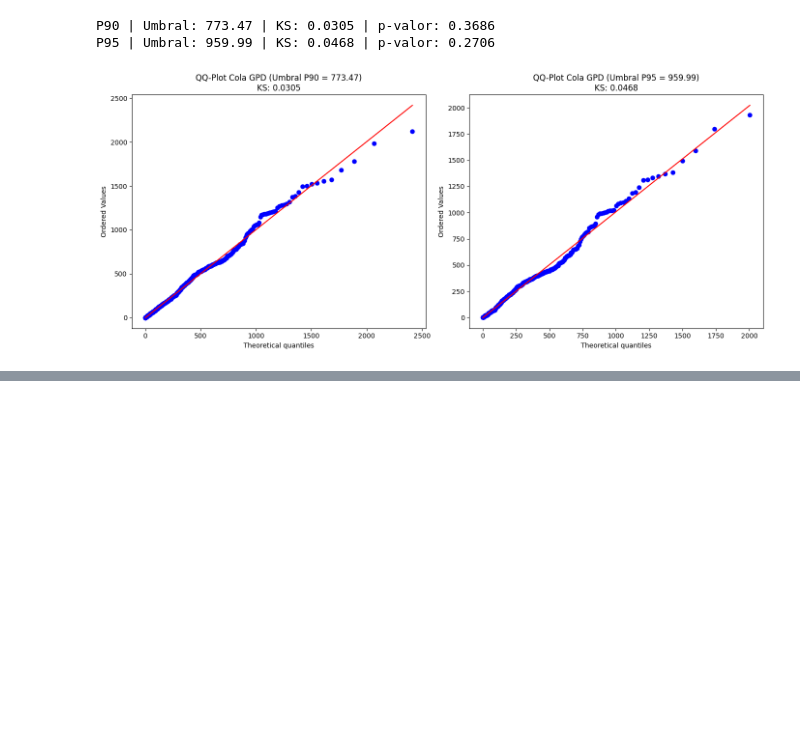
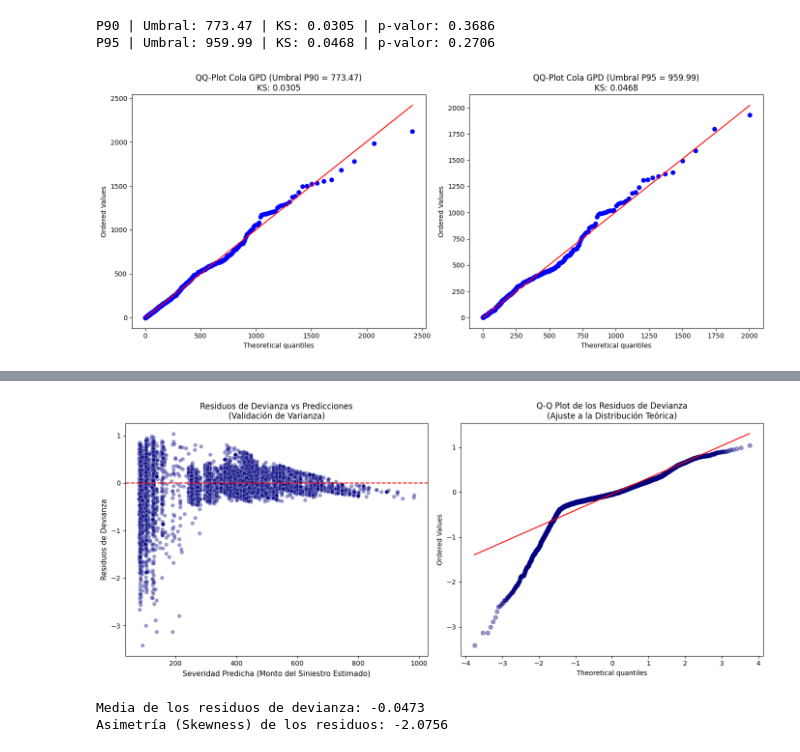
Before and after one commit to diegooperezz/actuarial-bnn-reserving, a Jupyter notebook: notebooks/04_modelado_severidad.ipynb, the cells around one changed output, grey strips where cells are left out. Drawn from its saved outputs; the diff is of its cells as text; code cells hidden in the pictures; blank space fills up the shorter version.

Commit message:
Modelado cuerpo y cola severidad en v1

```diff
--- a/notebooks/04_modelado_severidad.ipynb
+++ b/notebooks/04_modelado_severidad.ipynb
@@ -43,7 +61,7 @@ Las columnas del conjunto de datos son:
 Como hemos dicho lo primero que debemos hacer es obtener un modelo que nos permita obtener predicciones sobre la severidad de los clientes. Para ello, lo habitual en la industria aseguradora es el udso de GLM gracias a su alta interpretabilidad. En la fase 1 de Exploración y Limpieza de Datos hicimos algunas indagaciones sobre que distibución se ajustaba mejor a nuestra variable objetivo:
 # %%
 # --- Extracción de la Variable Objetivo ---
-y_target = df_og[['Customer', 'Total Claim Amount']].copy()
+y_target = df_all_target[['Customer', 'Total Claim Amount']].copy()
 y_values = y_target['Total Claim Amount'].values
 
 # --- Ajuste de Distibuciones --- #
@@ -306,0 +328,12 @@ P95 | Umbral: 959.99 | KS: 0.0468 | p-valor: 0.2706
+# %%
+# Creamos el df de cola y de cuerpo
+df_cuerpo_all = df_all_target[df_all_target['Total Claim Amount'] <= p90]
+df_cola_all = df_all_target[df_all_target['Total Claim Amount'] > p90 ]
+
+y_cuerpo = df_cuerpo_all['Total Claim Amount'].values
+y_cola = df_cola_all['Total Claim Amount'].values
+
+X_cuerpo = df_cuerpo_all.copy().drop(columns = ['Customer', 'Total Claim Amount', 'Cluster_Final', 'Atipicidad'])
+X_cola = df_cola_all.copy().drop(columns = ['Customer', 'Total Claim Amount', 'Cluster_Final', 'Atipicidad'])
+print(f'UMBRAL DE CUERPO P90 = {p90}')
+print(f'Nº de registros en el cuerpo: {X_cuerpo.shape[0]}   |   Nº de registros en la cola: {X_cola.shape[0]}')
@@ -325,0 +564,37 @@ lo que hace al modelo directamente utilizable para tarificación y reservas.
+# %%
+# 1. Extraer las predicciones (medias estimadas) y los residuos de devianza
+predicciones = final_model.mu
+residuos_devianza = final_model.resid_deviance
+
+# 2. Configurar el lienzo de los gráficos
+fig, axes = plt.subplots(1, 2, figsize=(14, 6))
+
+# --- GRÁFICO A: Residuos vs Predicciones (Homocedasticidad) ---
+sns.scatterplot(x=predicciones, y=residuos_devianza, alpha=0.4, ax=axes[0], color='navy')
+axes[0].axhline(0, color='red', linestyle='--')
+axes[0].set_title('Residuos de Devianza vs Predicciones\n(Validación de Varianza)', fontsize=12)
+axes[0].set_xlabel('Severidad Predicha (Monto del Siniestro Estimado)', fontsize=11)
+axes[0].set_ylabel('Residuos de Devianza', fontsize=11)
+
+
+
+# --- GRÁFICO B: Q-Q Plot (Normalidad de Residuos) ---
+probplot(residuos_devianza, dist="norm", plot=axes[1])
+# Ajustes estéticos para que se vea profesional
+axes[1].get_lines()[0].set_marker('o')
+axes[1].get_lines()[0].set_markerfacecolor('navy')
+axes[1].get_lines()[0].set_markeredgecolor('navy')
+axes[1].get_lines()[0].set_alpha(0.4)
+axes[1].get_lines()[1].set_color('red')
+axes[1].set_title('Q-Q Plot de los Residuos de Devianza\n(Ajuste a la Distribución Teórica)', fontsize=12)
+
+plt.tight_layout()
+plt.show()
+
+# 3. Métricas clave de los residuos
+print(f"Media de los residuos de devianza: {np.mean(residuos_devianza):.4f}")
+print(f"Asimetría (Skewness) de los residuos: {pd.Series(residuos_devianza).skew():.4f}")
+# %% [output]
+[figure, added]
+Media de los residuos de devianza: -0.0473
+Asimetría (Skewness) de los residuos: -2.0756
```
Also changed, not shown: parts of 29 cells of this notebook.
